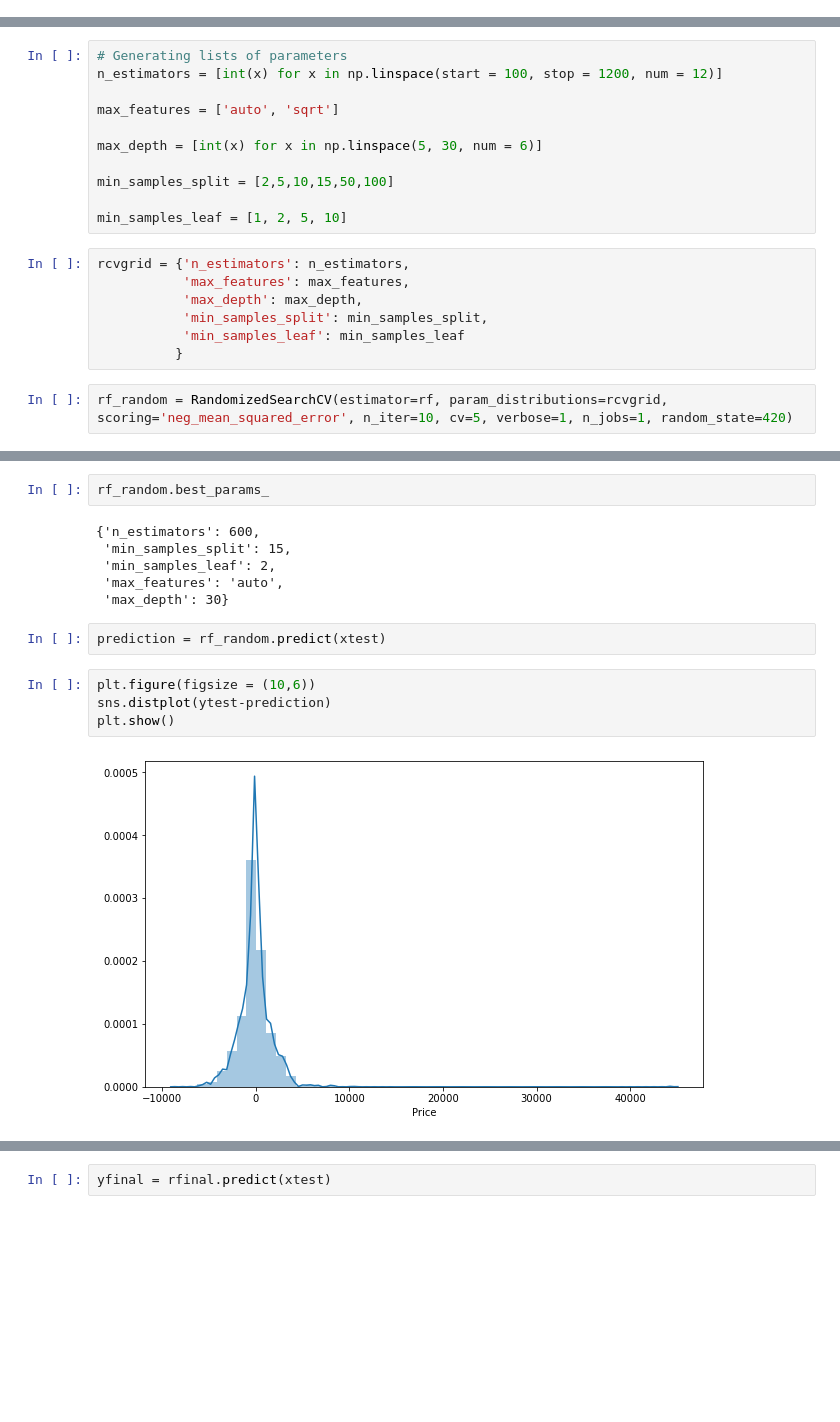
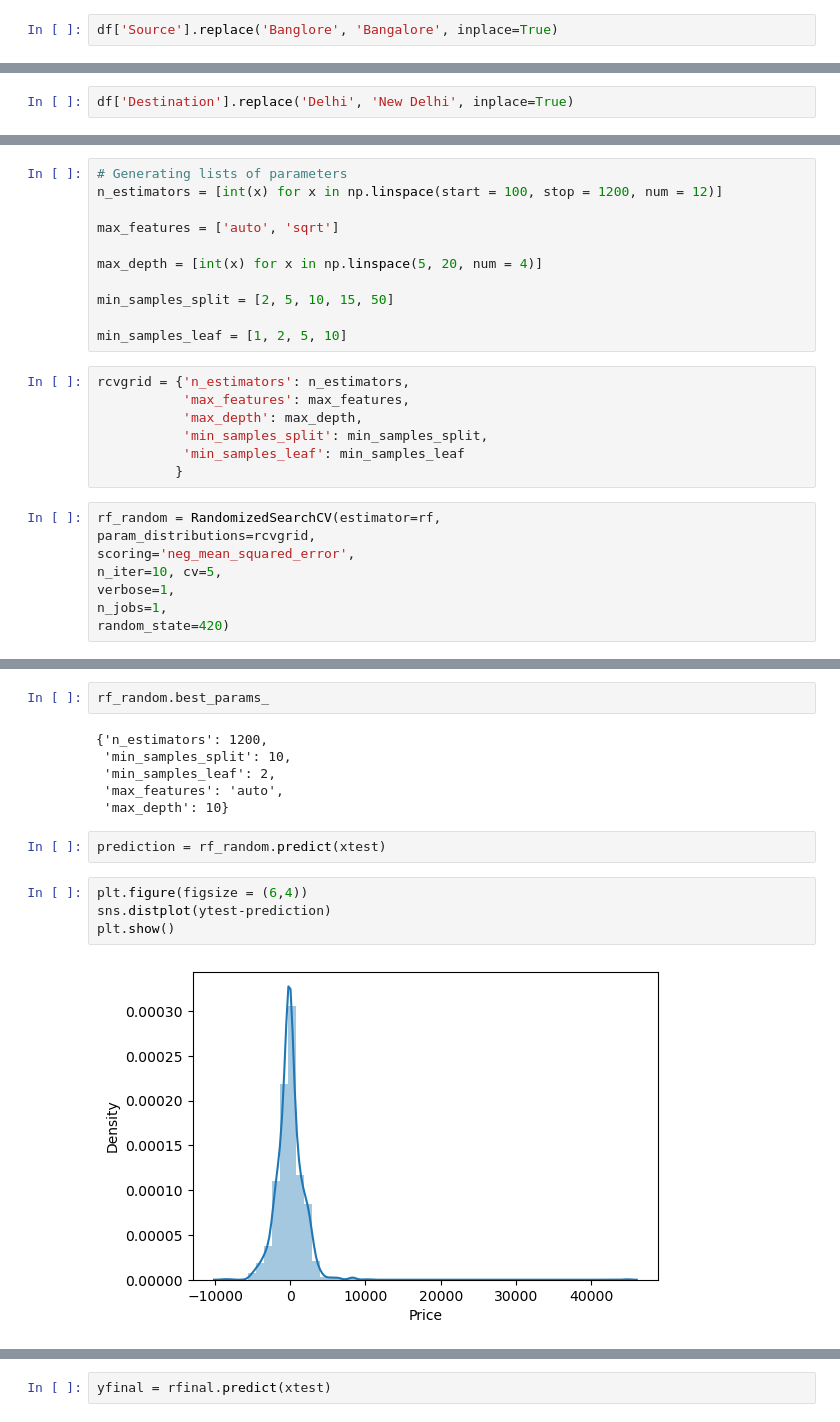
Before and after one commit to sss-xt1068/FlightFarePred, a Jupyter notebook: FlightFarePrediction.ipynb, the cells around one changed output, grey strips where cells are left out. Drawn from its saved outputs; the diff is of its cells as text; blank space fills up the shorter version.

```diff
--- a/FlightFarePrediction.ipynb
+++ b/FlightFarePrediction.ipynb
@@ -167,0 +179,2 @@ df = df[df['Airline']!='Trujet']
+# %%
+df['Source'].replace('Banglore', 'Bangalore', inplace=True)
@@ -168,3 +191,5 @@ df = df[df['Airline']!='Trujet']
+# %%
+df['Destination'].replace('Delhi', 'New Delhi', inplace=True)
 # %%
 plt.figure(figsize=(20,8))
 sns.catplot(y="Price", x="Airline", data=df.sort_values("Price", ascending =False), kind="boxen", height=6, aspect=3)
@@ -531,9 +553,9 @@ n_estimators = [int(x) for x in np.linspace(start = 100, stop = 1200, num = 12)]
 
 max_features = ['auto', 'sqrt']
 
-max_depth = [int(x) for x in np.linspace(5, 30, num = 6)]
+max_depth = [int(x) for x in np.linspace(5, 20, num = 4)]
 
-min_samples_split = [2,5,10,15,50,100]
+min_samples_split = [2, 5, 10, 15, 50]
 
 min_samples_leaf = [1, 2, 5, 10]
 # %%
@@ -544,7 +566,13 @@ rcvgrid = {'n_estimators': n_estimators,
            'min_samples_leaf': min_samples_leaf
           }
 # %%
-rf_random = RandomizedSearchCV(estimator=rf, param_distributions=rcvgrid, scoring='neg_mean_squared_error', n_iter=10, cv=5, verbose=1, n_jobs=1, random_state=420)
+rf_random = RandomizedSearchCV(estimator=rf,
+param_distributions=rcvgrid,
+scoring='neg_mean_squared_error',
+n_iter=10, cv=5,
+verbose=1,
+n_jobs=1,
+random_state=420)
 # %%
 rf_random.fit(xtrain, ytrain)
 # %% [output]
@@ -566,19 +591,19 @@ RandomizedSearchCV(cv=5, estimator=RandomForestRegressor(), n_jobs=1,
 # %%
 rf_random.best_params_
 # %% [output]
-{'n_estimators': 600,
- 'min_samples_split': 15,
+{'n_estimators': 1200,
+ 'min_samples_split': 10,
  'min_samples_leaf': 2,
  'max_features': 'auto',
- 'max_depth': 30}
+ 'max_depth': 10}
 # %%
 prediction = rf_random.predict(xtest)
 # %%
-plt.figure(figsize = (10,6))
+plt.figure(figsize = (6,4))
 sns.distplot(ytest-prediction)
 plt.show()
 # %% [output]
-[figure, old version]
+[figure, new version]
 # %%
 import pickle
 # open a file, where you ant to store the data
```
Also changed, not shown: parts of 40 cells of this notebook, 5 other files.
